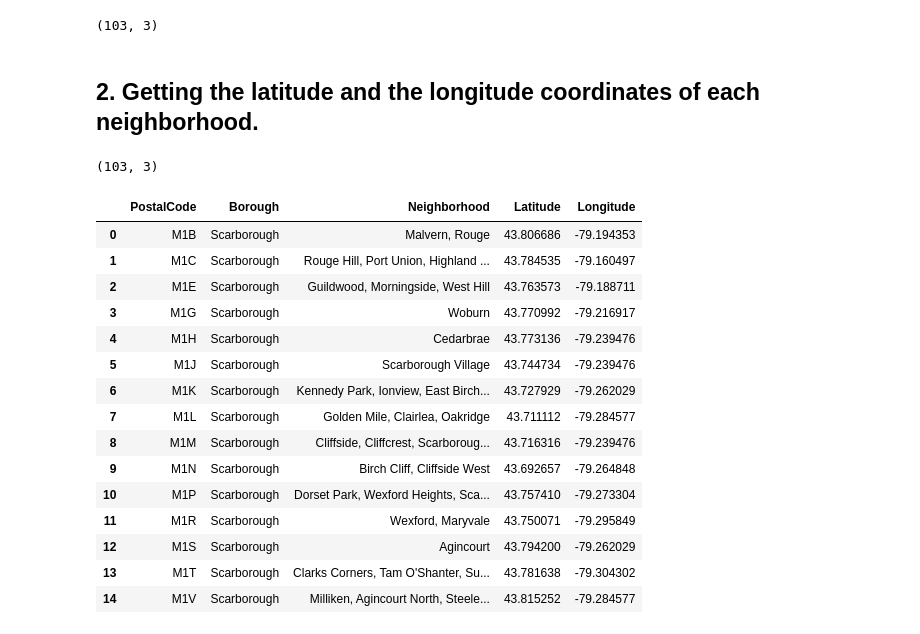
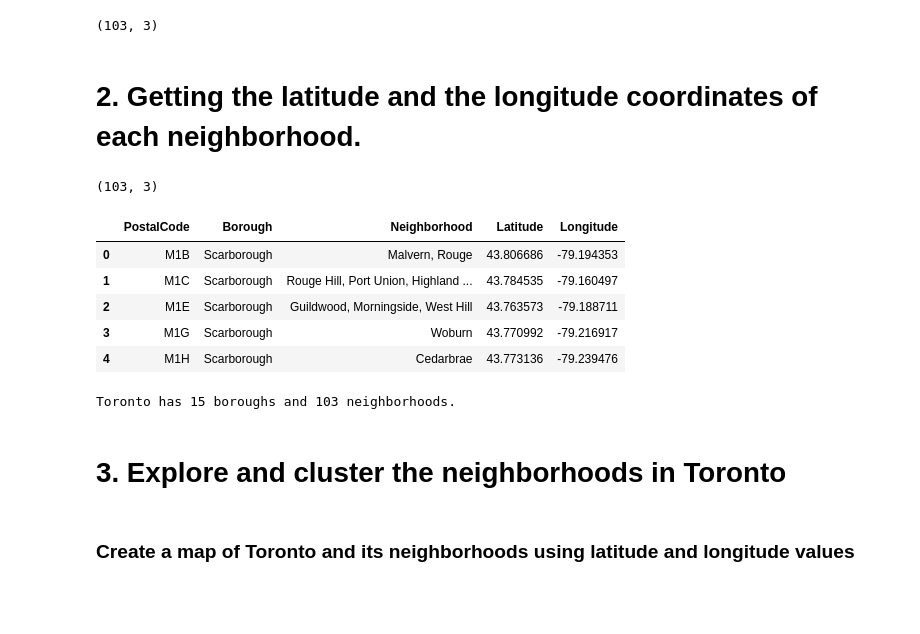
Before and after one commit to Matraque/Coursera_Capstone, a Jupyter notebook: Segmenting-and-Clustering-Neighborhoods-in-Toronto.ipynb, the cells around one changed output. Saved outputs shown, nothing was run; the diff lists cells and outputs as text; code cells hidden in the pictures; blank space fills up the shorter version.

```diff
--- a/Segmenting-and-Clustering-Neighborhoods-in-Toronto.ipynb
+++ b/Segmenting-and-Clustering-Neighborhoods-in-Toronto.ipynb
@@ -59,7 +79,7 @@ df.shape
 # %% [output]
 (103, 3)
 # %% [markdown]
-## 2. Getting the latitude and the longitude coordinates of each neighborhood.
+# 2. Getting the latitude and the longitude coordinates of each neighborhood.
 # %%
 geo=pd.read_csv('Geospatial_Coordinates.csv')
 geo.shape
@@ -73,21 +93,21 @@ df2=pd.concat([df_r,geo],axis=1)
 # %%
 df2.drop(['Postal Code'],axis=1,inplace=True)
 # %%
-df2.head(15)
+df2.head()
 # %% [output]
 |  | PostalCode | Borough | Neighborhood | Latitude | Longitude |
 | 0 | M1B | Scarborough | Malvern, Rouge | 43.806686 | -79.194353 |
 | 1 | M1C | Scarborough | Rouge Hill, Port Union, Highland ... | 43.784535 | -79.160497 |
 | 2 | M1E | Scarborough | Guildwood, Morningside, West Hill | 43.763573 | -79.188711 |
 | 3 | M1G | Scarborough | Woburn | 43.770992 | -79.216917 |
 | 4 | M1H | Scarborough | Cedarbrae | 43.773136 | -79.239476 |
-| 5 | M1J | Scarborough | Scarborough Village | 43.744734 | -79.239476 |
-| 6 | M1K | Scarborough | Kennedy Park, Ionview, East Birch... | 43.727929 | -79.262029 |
-| 7 | M1L | Scarborough | Golden Mile, Clairlea, Oakridge | 43.711112 | -79.284577 |
-| 8 | M1M | Scarborough | Cliffside, Cliffcrest, Scarboroug... | 43.716316 | -79.239476 |
-| 9 | M1N | Scarborough | Birch Cliff, Cliffside West | 43.692657 | -79.264848 |
-| 10 | M1P | Scarborough | Dorset Park, Wexford Heights, Sca... | 43.757410 | -79.273304 |
-| 11 | M1R | Scarborough | Wexford, Maryvale | 43.750071 | -79.295849 |
-| 12 | M1S | Scarborough | Agincourt | 43.794200 | -79.262029 |
-| 13 | M1T | Scarborough | Clarks Corners, Tam O'Shanter, Su... | 43.781638 | -79.304302 |
-| 14 | M1V | Scarborough | Milliken, Agincourt North, Steele... | 43.815252 | -79.284577 |
+# %%
+print('Toronto has {} boroughs and {} neighborhoods.'.format(
+        len(df2['Borough'].unique()),
+        df2.shape[0]))
+# %% [output]
+Toronto has 15 boroughs and 103 neighborhoods.
+# %% [markdown]
+# 3. Explore and cluster the neighborhoods in Toronto
+# %% [markdown]
+### Create a map of Toronto and its neighborhoods using latitude and longitude values
```
Also changed, not shown: parts of 23 cells of this notebook.
